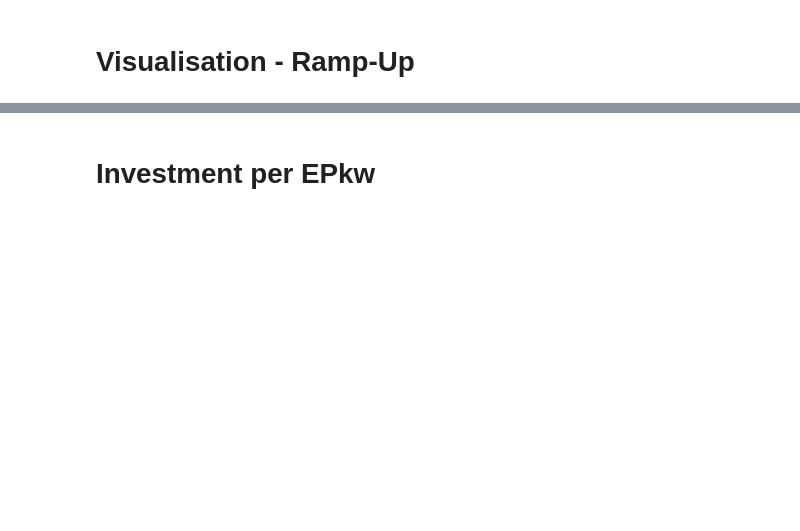
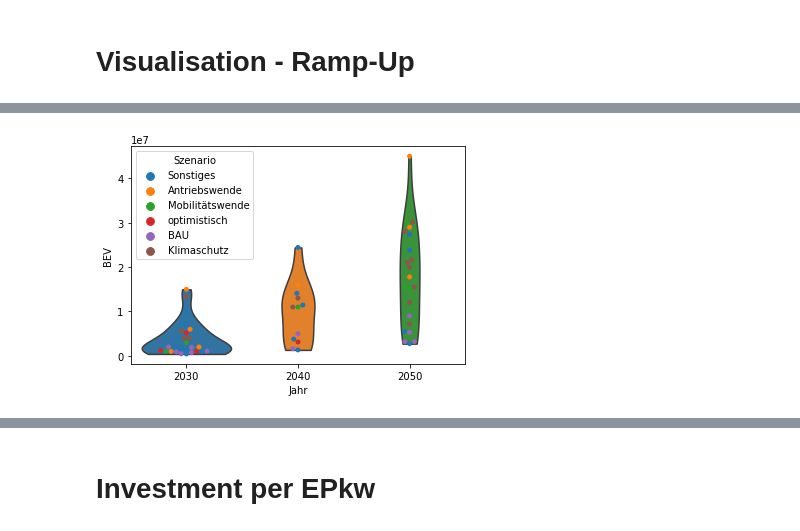
Before and after one commit to pablogallardoruiz/vis-recherche, a Jupyter notebook: python/vis_studyData.ipynb, the cells around one changed output, grey strips where cells are left out. Cells and saved outputs as stored; diff of their text form; code cells hidden in the pictures; blank space fills up the shorter version.

```diff
--- a/python/vis_studyData.ipynb
+++ b/python/vis_studyData.ipynb
@@ -245,0 +441,16 @@ fig.show()
+# %%
+ax = sns.swarmplot(
+    x="Jahr",
+    y="BEV",
+    hue="Szenario",
+    data=finalDf,
+)
+ax = sns.violinplot(
+    x="Jahr",
+    y="BEV",
+    data=finalDf,
+    inner=None,
+    cut=0,
+)
+# %% [output]
+[figure, added]
```
Also changed, not shown: parts of 16 cells of this notebook.
